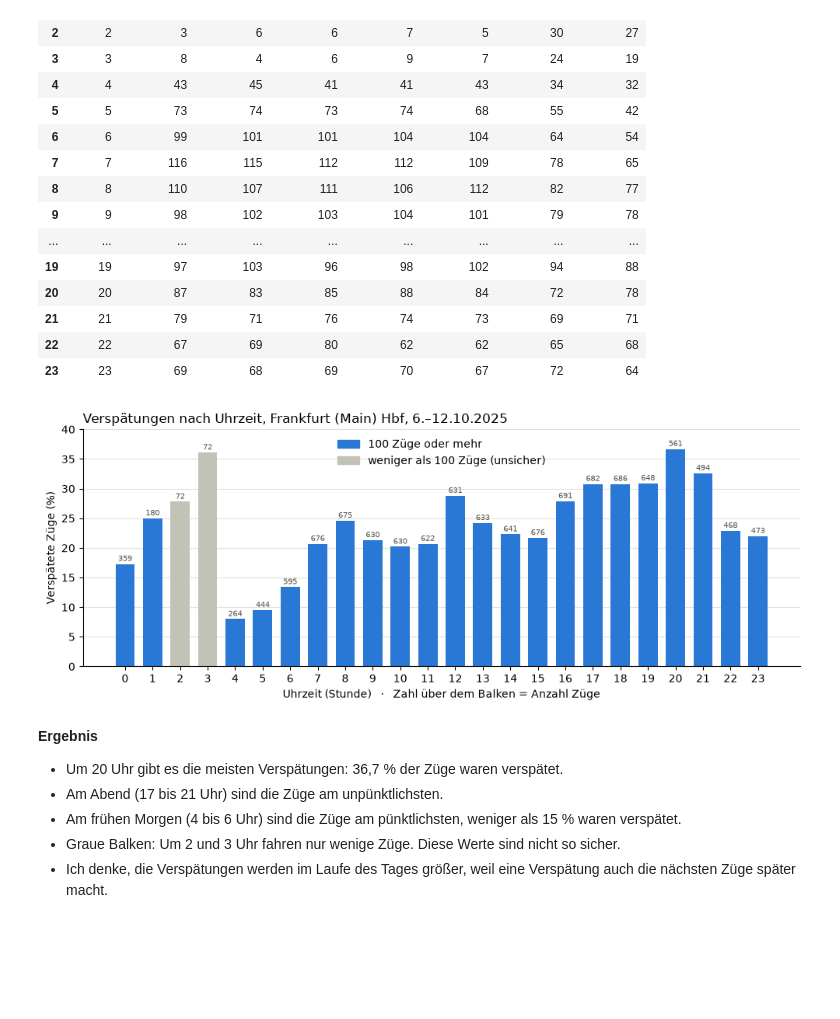
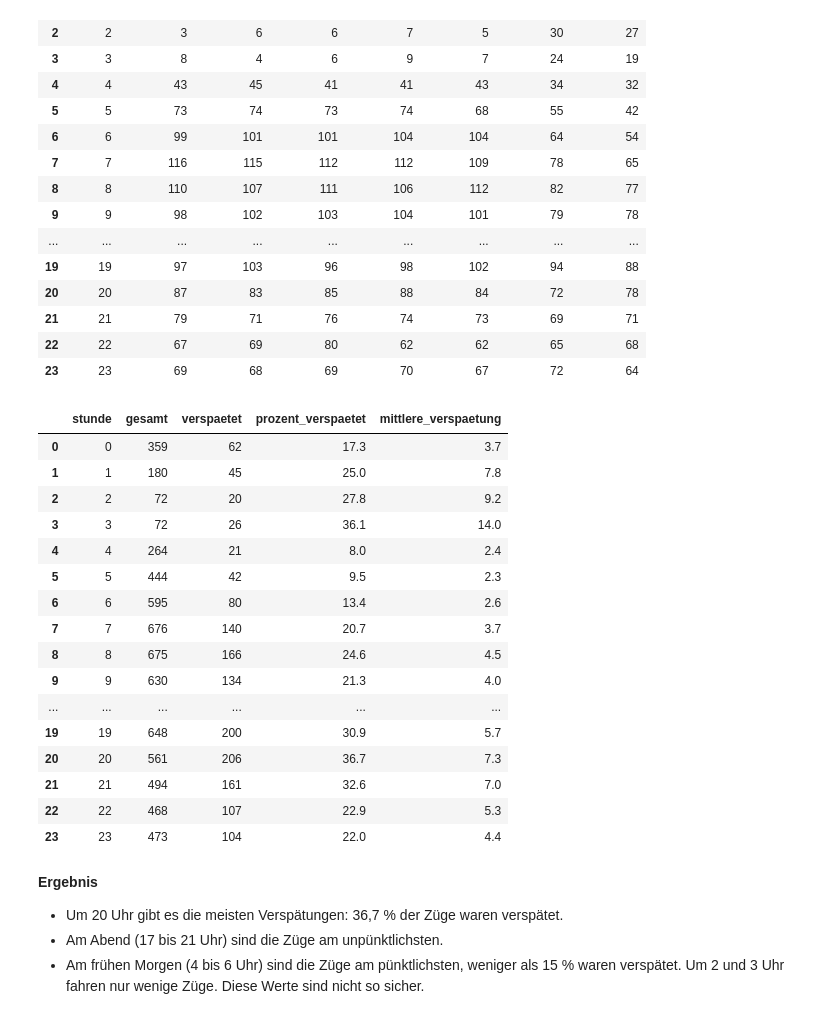
Before and after one commit to Yassiribnelhaddad/verspaetung-db, a Jupyter notebook: notebooks/analyse.ipynb, the cells around one changed output. Cells and saved outputs as stored; diff of their text form; code cells hidden in the pictures; blank space fills up the shorter version.

Commit message:
Grafik Frage 3 entfernt

```diff
--- a/notebooks/analyse.ipynb
+++ b/notebooks/analyse.ipynb
@@ -432,63 +432,44 @@ duckdb.sql("""
 | 22 | 22 | 67 | 69 | 80 | 62 | 62 | 65 | 68 |
 | 23 | 23 | 69 | 68 | 69 | 70 | 67 | 72 | 64 |
 # %%
-df_stunden = duckdb.sql("""
+duckdb.sql("""
 
       SELECT
          stunde,
          COUNT(*) AS gesamt,
          COUNT(*) FILTER (WHERE delay_in_min >=6) AS verspaetet,
          ROUND(100.0 * COUNT(*) FILTER (WHERE delay_in_min >=6) / COUNT(*),1) AS prozent_verspaetet,
          ROUND(AVG(delay_in_min),1) AS mittlere_verspaetung,
 
       FROM frankfurt
       WHERE NOT arrival_is_canceled
         AND NOT departure_is_canceled
       GROUP BY stunde
       ORDER BY stunde
 
 
 """).df()
+# %% [output]
+|  | stunde | gesamt | verspaetet | prozent_verspaetet | mittlere_verspaetung |
+| 0 | 0 | 359 | 62 | 17.3 | 3.7 |
+| 1 | 1 | 180 | 45 | 25.0 | 7.8 |
+| 2 | 2 | 72 | 20 | 27.8 | 9.2 |
+| 3 | 3 | 72 | 26 | 36.1 | 14.0 |
+| 4 | 4 | 264 | 21 | 8.0 | 2.4 |
+| 5 | 5 | 444 | 42 | 9.5 | 2.3 |
+| 6 | 6 | 595 | 80 | 13.4 | 2.6 |
+| 7 | 7 | 676 | 140 | 20.7 | 3.7 |
+| 8 | 8 | 675 | 166 | 24.6 | 4.5 |
+| 9 | 9 | 630 | 134 | 21.3 | 4.0 |
+| ... | ... | ... | ... | ... | ... |
+| 19 | 19 | 648 | 200 | 30.9 | 5.7 |
+| 20 | 20 | 561 | 206 | 36.7 | 7.3 |
+| 21 | 21 | 494 | 161 | 32.6 | 7.0 |
+| 22 | 22 | 468 | 107 | 22.9 | 5.3 |
+| 23 | 23 | 473 | 104 | 22.0 | 4.4 |
-# %%
-from matplotlib.patches import Patch
-
-farben = ["#c3c2b7" if n < 100 else "#2a78d6" for n in df_stunden["gesamt"]]
-
-fig, ax = plt.subplots(figsize=(10, 4))
-
-ax.bar(df_stunden["stunde"], df_stunden["prozent_verspaetet"], color=farben, width=0.7)
-
-for stunde, wert, anzahl in zip(df_stunden["stunde"], df_stunden["prozent_verspaetet"], df_stunden["gesamt"]):
-    ax.text(stunde, wert + 0.5, anzahl, ha="center", fontsize=7, color="#52514e")
-
-ax.set_xticks(range(24))
-ax.set_ylim(0, 40)
-ax.set_xlabel("Uhrzeit (Stunde)   ·   Zahl über dem Balken = Anzahl Züge")
-ax.set_ylabel("Verspätete Züge (%)")
-ax.set_title("Verspätungen nach Uhrzeit, Frankfurt (Main) Hbf, 6.–12.10.2025", loc="left")
-
-ax.legend(
-    handles=[
-        Patch(color="#2a78d6", label="100 Züge oder mehr"),
-        Patch(color="#c3c2b7", label="weniger als 100 Züge (unsicher)"),
-    ],
-    loc="upper center",
-    frameon=False,
-)
-
-ax.spines[["top", "right"]].set_visible(False)
-ax.grid(axis="y", color="#e1e0d9")
-ax.set_axisbelow(True)
-
-plt.tight_layout()
-plt.savefig("../grafiken/frage3_stunden.png", dpi=150)
-plt.show()
-# %% [output]
-[figure, removed]
 # %% [markdown]
 **Ergebnis**
 - Um 20 Uhr gibt es die meisten Verspätungen: 36,7 % der Züge waren verspätet.
 - Am Abend (17 bis 21 Uhr) sind die Züge am unpünktlichsten.
 - Am frühen Morgen (4 bis 6 Uhr) sind die Züge am pünktlichsten, weniger als 15 % waren verspätet.
-- Graue Balken: Um 2 und 3 Uhr fahren nur wenige Züge. Diese Werte sind nicht so sicher.
-- Ich denke, die Verspätungen werden im Laufe des Tages größer, weil eine Verspätung auch die nächsten Züge später macht.
+ Um 2 und 3 Uhr fahren nur wenige Züge. Diese Werte sind nicht so sicher.
```
Also changed, not shown: parts of 2 cells of this notebook, 2 other files.
